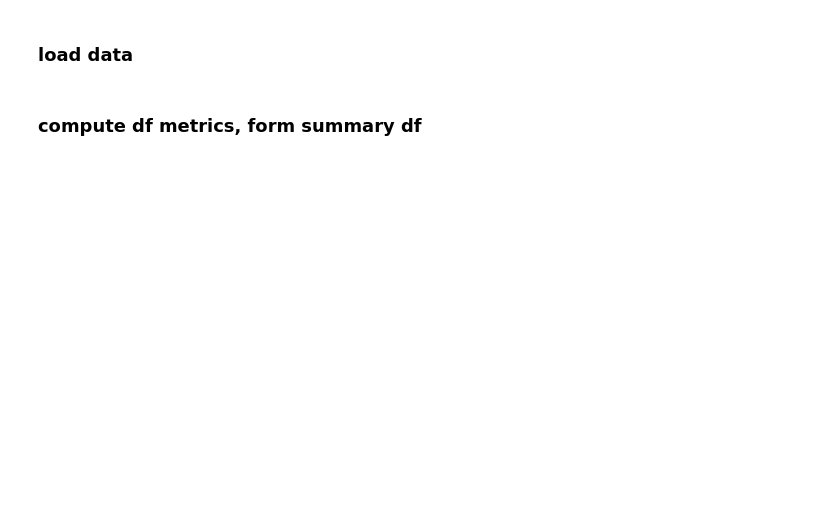
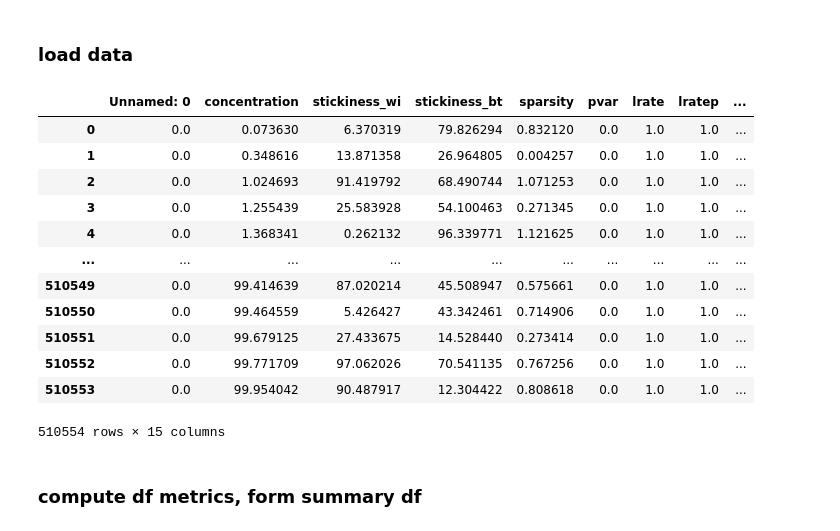
Before and after one commit to andrebeu/CSW, a Jupyter notebook: cswsem0621/analysis-gs1029-gs1102.ipynb, the cells around one changed output. Saved outputs shown, nothing was run; the diff lists cells and outputs as text; code cells hidden in the pictures; blank space fills up the shorter version.

```diff
--- a/cswsem0621/analysis-gs1029-gs1102.ipynb
+++ b/cswsem0621/analysis-gs1029-gs1102.ipynb
@@ -28 +24,18 @@ gsdf = pd.read_csv('data/%s-summdf.csv'%gsname)
+# %%
+gsdf = pd.read_csv('data/%s-summdf.csv'%gsname).astype(float)
+gsdf
+# %% [output]
+|  | Unnamed: 0 | concentration | stickiness_wi | stickiness_bt | sparsity | pvar | lrate | lratep | ... |
+| 0 | 0.0 | 0.073630 | 6.370319 | 79.826294 | 0.832120 | 0.0 | 1.0 | 1.0 | ... |
+| 1 | 0.0 | 0.348616 | 13.871358 | 26.964805 | 0.004257 | 0.0 | 1.0 | 1.0 | ... |
+| 2 | 0.0 | 1.024693 | 91.419792 | 68.490744 | 1.071253 | 0.0 | 1.0 | 1.0 | ... |
+| 3 | 0.0 | 1.255439 | 25.583928 | 54.100463 | 0.271345 | 0.0 | 1.0 | 1.0 | ... |
+| 4 | 0.0 | 1.368341 | 0.262132 | 96.339771 | 1.121625 | 0.0 | 1.0 | 1.0 | ... |
+| ... | ... | ... | ... | ... | ... | ... | ... | ... | ... |
+| 510549 | 0.0 | 99.414639 | 87.020214 | 45.508947 | 0.575661 | 0.0 | 1.0 | 1.0 | ... |
+| 510550 | 0.0 | 99.464559 | 5.426427 | 43.342461 | 0.714906 | 0.0 | 1.0 | 1.0 | ... |
+| 510551 | 0.0 | 99.679125 | 27.433675 | 14.528440 | 0.273414 | 0.0 | 1.0 | 1.0 | ... |
+| 510552 | 0.0 | 99.771709 | 97.062026 | 70.541135 | 0.767256 | 0.0 | 1.0 | 1.0 | ... |
+| 510553 | 0.0 | 99.954042 | 90.487917 | 12.304422 | 0.808618 | 0.0 | 1.0 | 1.0 | ... |
+510554 rows × 15 columns
 # %%
```
Also changed, not shown: parts of 9 cells of this notebook, 53 other files.
